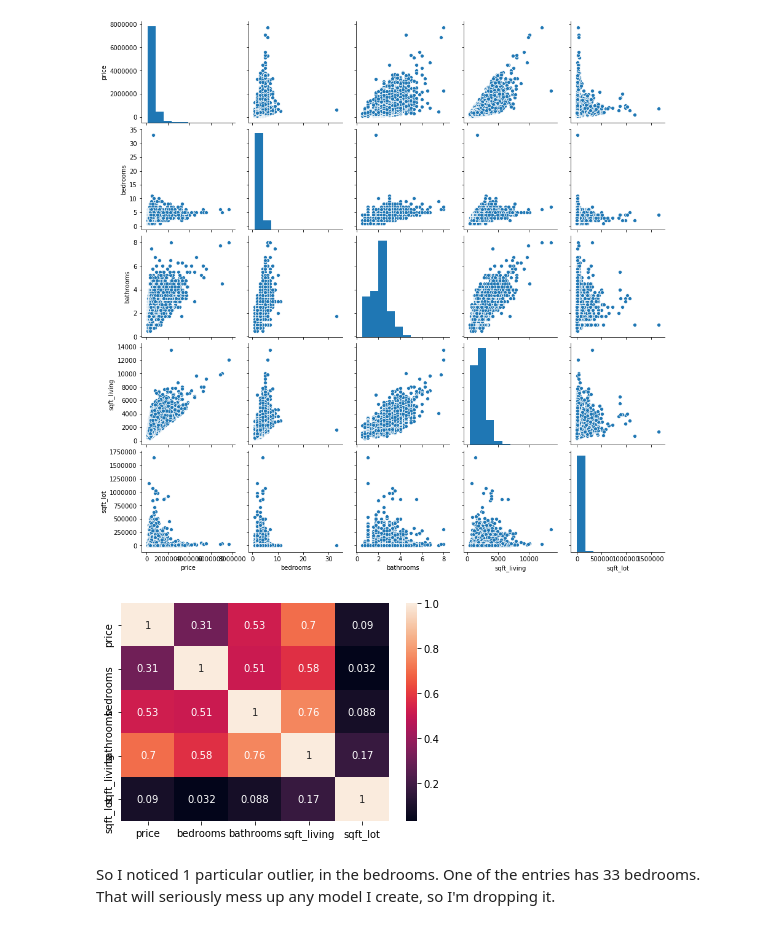
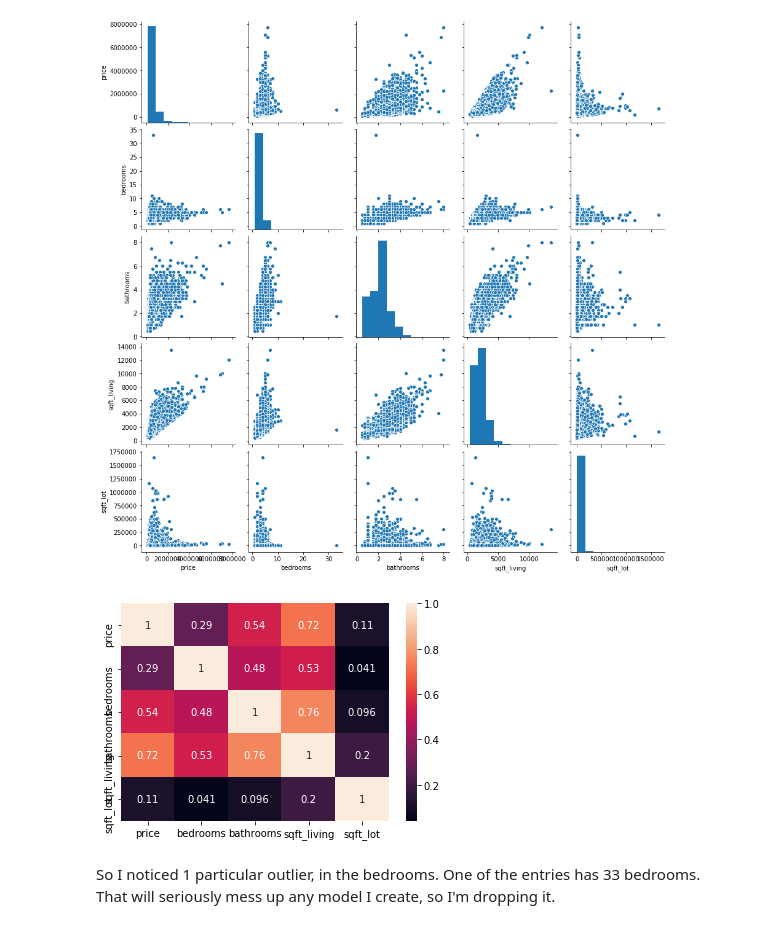
Before and after one commit to djournic/Simple_linear_Regression, a Jupyter notebook: DJournic_Phase2_Project_clean.ipynb, the cells around one changed output. Cells and saved outputs as stored; diff of their text form; code cells hidden in the pictures.

```diff
--- a/DJournic_Phase2_Project_clean.ipynb
+++ b/DJournic_Phase2_Project_clean.ipynb
@@ -50,0 +73,2 @@ df_s1=df.drop(columns=col_ign,axis=1)
+# %%
+X_train, X_test, y_train, y_test = train_test_split(df_s1, price)
@@ -74,11 +130,11 @@ sns.pairplot(df_s1)
 <seaborn.axisgrid.PairGrid at 0x...>
 [figure]
 # %%
-ax = sns.heatmap(df_s1.corr(), annot=True)
+ax = sns.heatmap(X_test.corr(), annot=True)
 
 ax.set_ylim(5,0)
 plt.show()
 # %% [output]
-[figure, old version]
+[figure, new version]
 # %% [markdown]
 So I noticed 1 particular outlier, in the bedrooms. One of the entries has 33 bedrooms. That will seriously mess up any model I create, so I'm dropping it.
```
Also changed, not shown: parts of 68 cells of this notebook, 1 other file.
